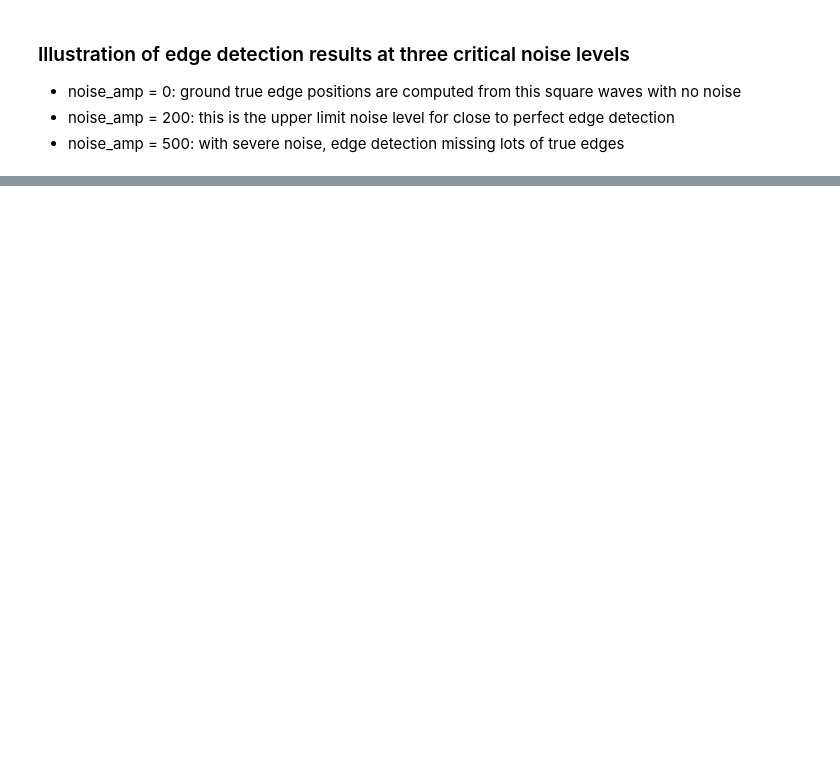
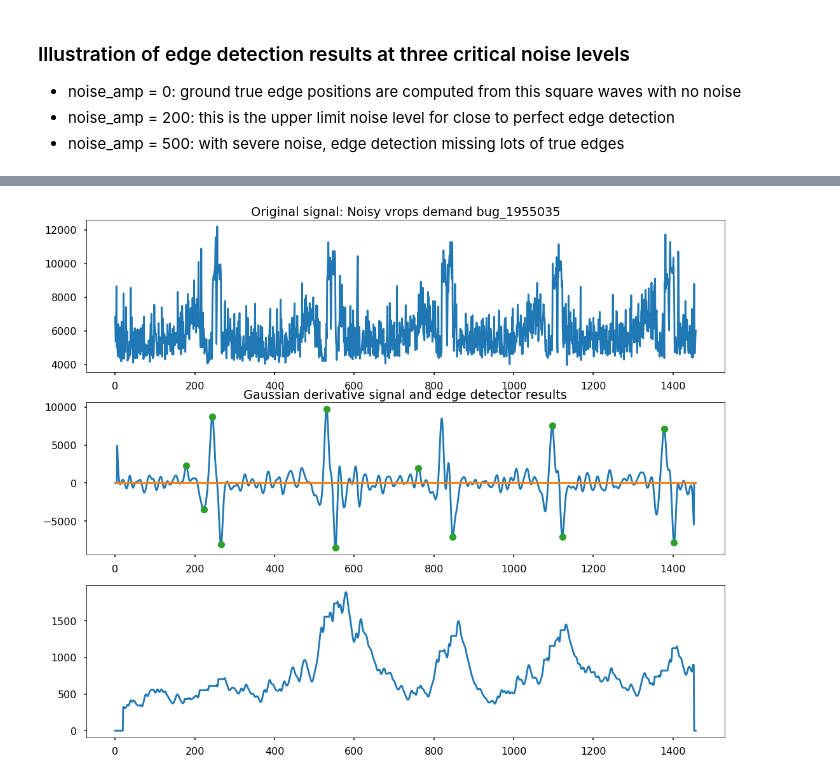
Before and after one commit to KKTT/time-series-python-exp, a Jupyter notebook: edge-detection/streaming_edge_detection.ipynb, the cells around one changed output, grey strips where cells are left out. Drawn from its saved outputs; the diff is of its cells as text; code cells hidden in the pictures; blank space fills up the shorter version.

Commit message:
Evaluate on real noisy data

```diff
--- a/edge-detection/streaming_edge_detection.ipynb
+++ b/edge-detection/streaming_edge_detection.ipynb
@@ -40,7 +40,7 @@ def streaming_edge_detection(x, sigma=2.0, threshold=3.0, visualize=False, addit
     alpha = 0.05
     width = int(3*sigma)
     edges = []
-    min_dist = 10 # min distance of two edges of the same sign
+    min_dist = 20 # min distance of two edges of the same sign
 
     gaussian = signal.gaussian(width*2+1, sigma)
     d1_gaussian = signal.convolve(gaussian, [-1, 0 , 1], mode='same')
@@ -103,19 +103,19 @@ def streaming_edge_detection(x, sigma=2.0, threshold=3.0, visualize=False, addit
                 ma = (1-alpha) * ma + alpha * abs(dx)
             ma_buffer[n] = ma
     if visualize:
-        plt.style.use('seaborn-paper')
-        fig = plt.figure(figsize=(18,10))
-        ax1 = fig.add_subplot(2,1,1)
+        plt.style.use('seaborn-poster')
+        fig = plt.figure(figsize=(18,15))
+        ax1 = fig.add_subplot(3,1,1)
         ax1.plot(x)
         ax1.set_title("Original signal: {}".format(additional_title))
-        ax2 = fig.add_subplot(2,1,2)
+        ax2 = fig.add_subplot(3,1,2)
         ax2.plot(derivative)
         ax2.plot(np.zeros(len(x)))
         ax2.plot(edge_pos, edge_val,"o", label="detected edge positions")
         #ax2.legend(loc="lower left")
         ax2.set_title("Gaussian derivative signal and edge detector results")
-        #ax3 = fig.add_subplot(3,1,3)
-        #ax3.plot(ma_buffer)
+        ax3 = fig.add_subplot(3,1,3)
+        ax3.plot(ma_buffer)
     return edges
 # %% [markdown]
 ### Evaluation of edge detection algoirthm
@@ -242,0 +242,7 @@ dt_edges = streaming_edge_detection(x_noisy, sigma, threshold, True, "noise amp=
+# %%
+table = pd.read_csv("data/noisy_demand.csv", header=0, index_col=0, parse_dates=True)
+ts = Series(table["Value"])
+real_noisy = ts.values
+dt_edges = streaming_edge_detection(real_noisy, 5.0, 3.0, True, "Noisy vrops demand bug_1955035")
+# %% [output]
+[figure, added]
```
Also changed, not shown: parts of 2 cells of this notebook, 1 other file.
